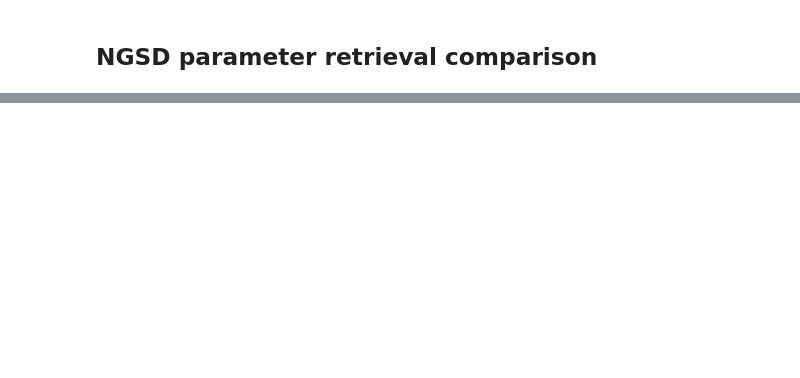
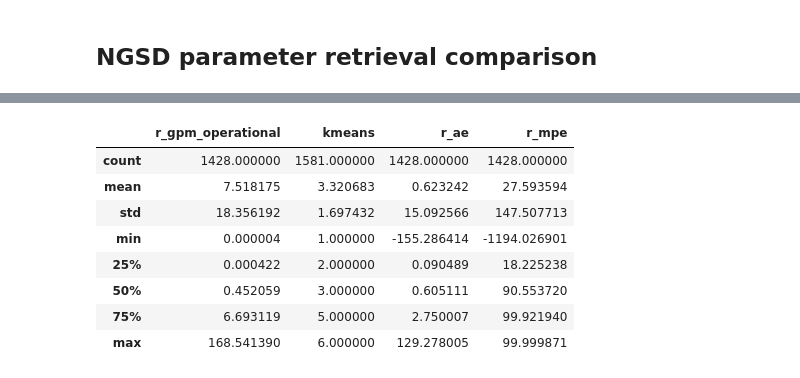
Before and after one commit to aladinor/Ladino_et_al_2025_DNN_PSD_retrieval, a Jupyter notebook: notebooks/3.Rain_retrieval.ipynb, the cells around one changed output, grey strips where cells are left out. Cells and saved outputs as stored; diff of their text form; code cells hidden in the pictures; blank space fills up the shorter version.

```diff
--- a/notebooks/3.Rain_retrieval.ipynb
+++ b/notebooks/3.Rain_retrieval.ipynb
@@ -47,4 +56,4 @@ Skipping registering GPU devices...
 # %%
 X = df[['dbz_t_ku', 'dfr', 'temp', 'Att_ka', 'log10_nw', 'dm', 'mu_unc']]
 Y = df[['dm_class',  'r', 'kmeans', 'time', 'r_dm_gm_mu_3', 'r_gpm_operational',
-        'r_true_nw_mu_dm', 'dm_rt_dfr_nd_mu_3', 'log10nw_dm_gm_mu_3', 'mu_3']]
+        'dm_rt_dfr_gm_mu_3', 'log10nw_dm_gm_mu_3', 'mu_3']]
@@ -425,0 +331,3 @@ for label, ax in axs.items():
+# %%
+df_r = y_test[['r', 'kmeans']].reset_index(drop=True)
+df_r['source'] = "True"
@@ -425,0 +351,5 @@ for label, ax in axs.items():
+# %%
+df_gpm_op_r = y_test[['r_gpm_operational','kmeans']].reset_index(drop=True)
+df_gpm_op_r['r_ae'] = df_r.r - df_gpm_op_r.r_gpm_operational
+df_gpm_op_r['r_mpe'] = 100 * (df_r.r - df_gpm_op_r.r_gpm_operational) /  df_r.r
+df_gpm_op_r['source'] = "GPM-Operational"
@@ -425,0 +464,12 @@ for label, ax in axs.items():
+# %%
+df_gpm_op_r.describe()
+# %% [output]
+|  | r_gpm_operational | kmeans | r_ae | r_mpe |
+| count | 1428.000000 | 1581.000000 | 1428.000000 | 1428.000000 |
+| mean | 7.518175 | 3.320683 | 0.623242 | 27.593594 |
+| std | 18.356192 | 1.697432 | 15.092566 | 147.507713 |
+| min | 0.000004 | 1.000000 | -155.286414 | -1194.026901 |
+| 25% | 0.000422 | 2.000000 | 0.090489 | 18.225238 |
+| 50% | 0.452059 | 3.000000 | 0.605111 | 90.553720 |
+| 75% | 6.693119 | 5.000000 | 2.750007 | 99.921940 |
+| max | 168.541390 | 6.000000 | 129.278005 | 99.999871 |
```
Also changed, not shown: parts of 79 cells of this notebook, 3 other files.
